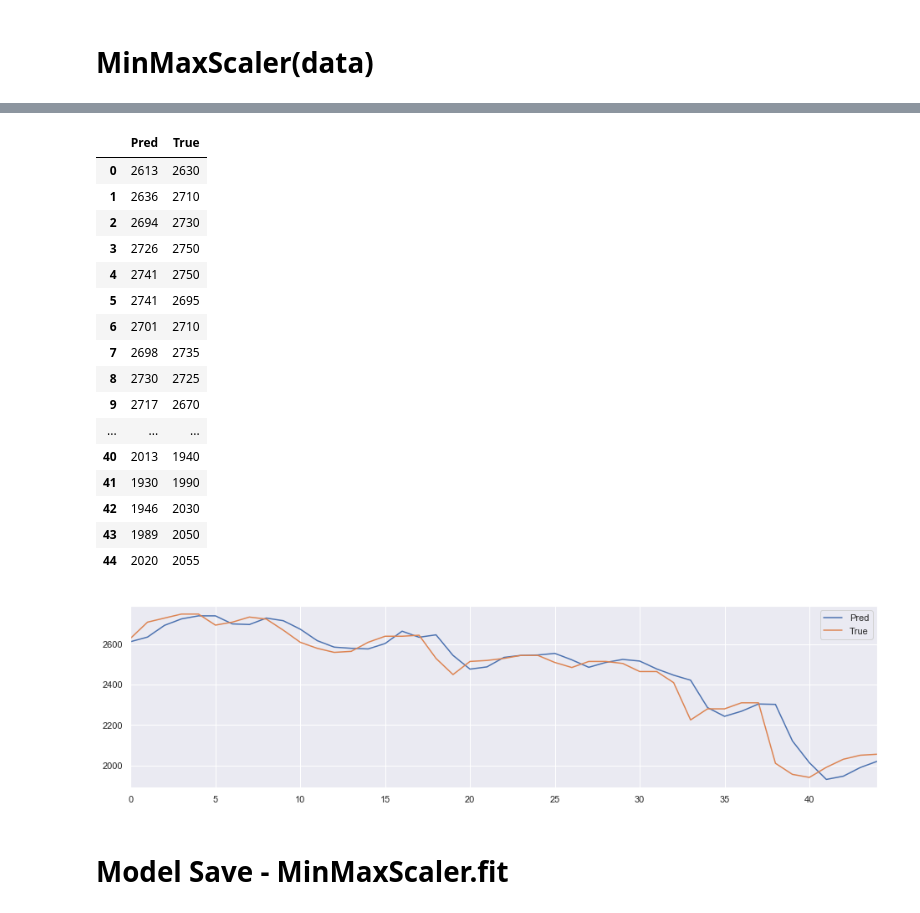
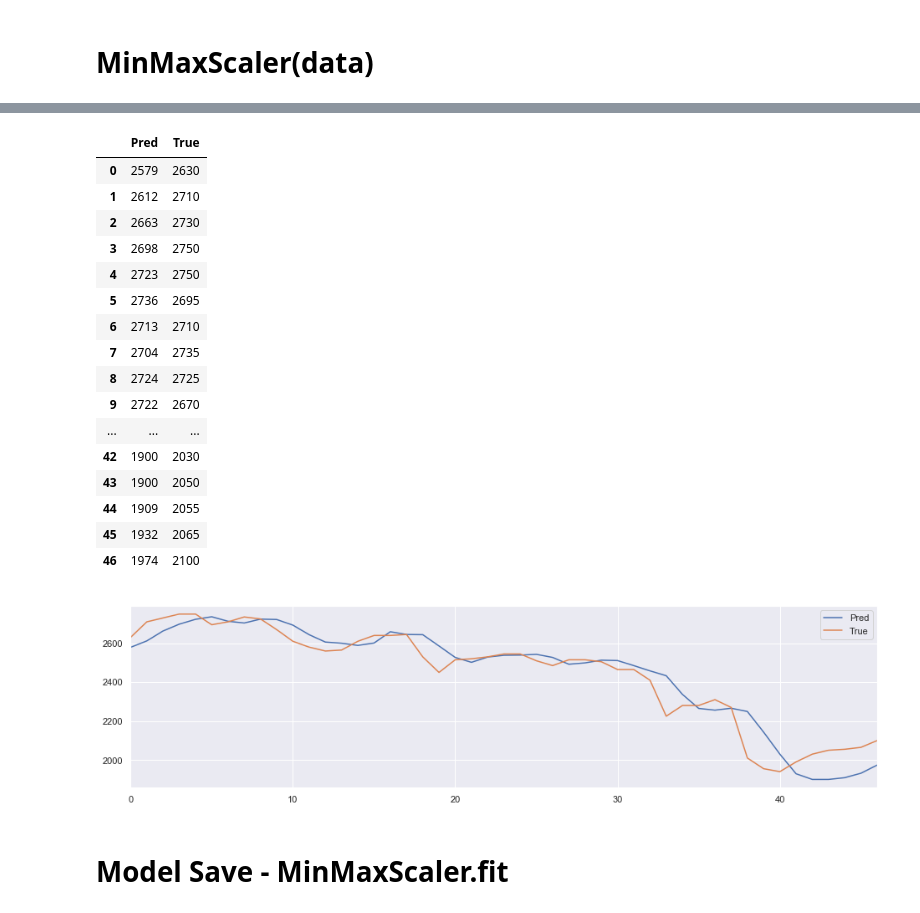
Before and after one commit to linux386/second_module, a Jupyter notebook: first.ipynb, the cells around one changed output, grey strips where cells are left out. Cells and saved outputs as stored; diff of their text form; code cells hidden in the pictures.

```diff
--- a/first.ipynb
+++ b/first.ipynb
@@ -448,7 +548,7 @@ from datetime import datetime
 from datetime import timedelta
 from tqdm import tqdm
 sns.set()
-tf.compat.v1.random.set_random_seed(1234)
+tf.set_random_seed(1234)
 
 f =  open('d:\\/stock_prediction with LSTM_version-1.txt', 'a')
 print("===== Stock Prediction with LSTM_first =====", file = f)
@@ -488,7 +588,7 @@ dataset = minmax.transform(df.astype('float64')) # Close index
 
 train_size = int(len(dataset) * 0.7)
 train_set = dataset[0:train_size]
-test_set = dataset[train_size-seq_length+1:]  # Index from [train_size - seq_leng
+test_set = dataset[train_size-seq_length:]  # Index from [train_size - seq_leng
 
 # build datasets
 def build_dataset(time_series, seq_length):
@@ -658,7 +765,8 @@ dataset = MinMaxScaler(xy)
 
 train_size = int(len(xy) * 0.7)
 train_set = dataset[0:train_size]
-test_set = dataset[train_size-seq_length+1:]  # Index from [train_size - seq_leng
+test_set = dataset[train_size-seq_length:]  # Index from [train_size - seq_leng
+last_set = dataset[-5:]
 
 # build datasets
 def build_dataset(time_series, seq_length):
@@ -676,7 +784,7 @@ trainX, trainY = build_dataset(train_set, seq_length)
 #print("#"*100)
 testX, testY = build_dataset(test_set, seq_length)
 #print("#"*100)
-#lastX = last_set
+lastX = last_set
 #print(lastX)
 
 # input place holders
@@ -716,14 +824,14 @@ with tf.Session() as sess:
 
 
     # Predictions test
-    #prediction_last = sess.run(Y_pred, feed_dict={X: lastX.reshape(1,seq_length,data_dim)})
+    prediction_last = sess.run(Y_pred, feed_dict={X: lastX.reshape(1,seq_length,data_dim)})
 
 print("step_loss: {}".format(step_loss),file = f)
 print("RMSE: {}\n".format(rmse_val),file = f)
 print("step_loss: {}".format(step_loss))
 print("predictions ", end='')
 print("RMSE: {}\n".format(rmse_val))
-#print("prediction_last :{}". format(prediction_last) )
+print("prediction_last :{}". format(prediction_last) )
 df1 = ((testY * ((test_max - test_min) + 1e-7) + test_min).astype(int))
 df1 = pd.DataFrame(df1)
 testY = df1[4]
@@ -758,21 +866,21 @@ predictions RMSE: 0.05739497020840645
 |  | Pred | True |
-| 0 | 2613 | 2630 |
-| 1 | 2636 | 2710 |
-| 2 | 2694 | 2730 |
-| 3 | 2726 | 2750 |
-| 4 | 2741 | 2750 |
-| 5 | 2741 | 2695 |
-| 6 | 2701 | 2710 |
-| 7 | 2698 | 2735 |
-| 8 | 2730 | 2725 |
-| 9 | 2717 | 2670 |
+| 0 | 2579 | 2630 |
+| 1 | 2612 | 2710 |
+| 2 | 2663 | 2730 |
+| 3 | 2698 | 2750 |
+| 4 | 2723 | 2750 |
+| 5 | 2736 | 2695 |
+| 6 | 2713 | 2710 |
+| 7 | 2704 | 2735 |
+| 8 | 2724 | 2725 |
+| 9 | 2722 | 2670 |
 | ... | ... | ... |
-| 40 | 2013 | 1940 |
-| 41 | 1930 | 1990 |
-| 42 | 1946 | 2030 |
-| 43 | 1989 | 2050 |
-| 44 | 2020 | 2055 |
+| 42 | 1900 | 2030 |
+| 43 | 1900 | 2050 |
+| 44 | 1909 | 2055 |
+| 45 | 1932 | 2065 |
+| 46 | 1974 | 2100 |
-[figure, old version]
+[figure, new version]
 # %% [markdown]
 # Model Save - MinMaxScaler.fit
 # %%
```
Also changed, not shown: parts of 18 cells of this notebook.
